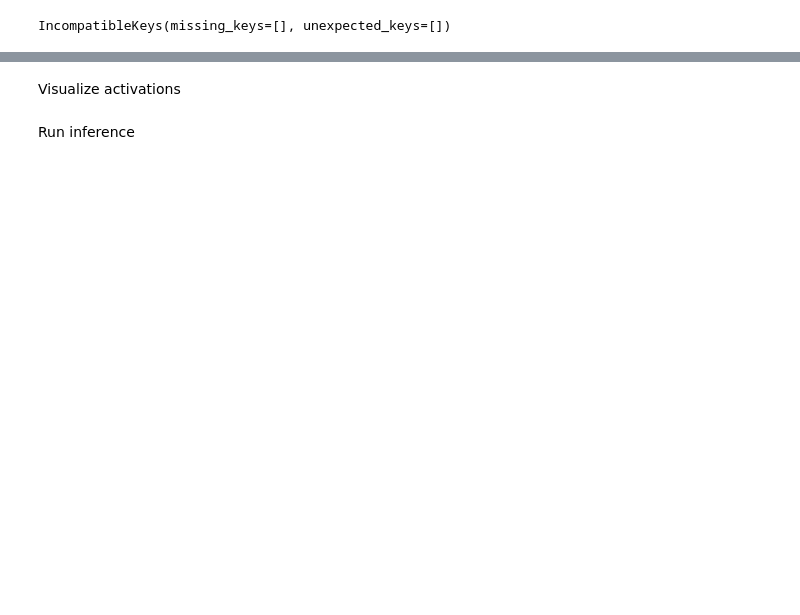
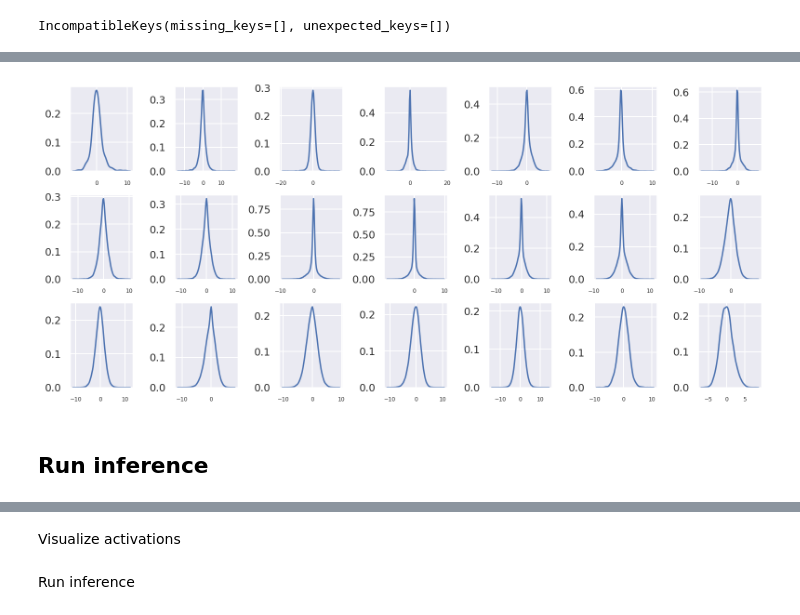
Before and after one commit to fepegar/tf2pt, a Jupyter notebook: MICCAI_2019.ipynb, the cells around one changed output, grey strips where cells are left out. Cells and saved outputs as stored; diff of their text form; code cells hidden in the pictures; blank space fills up the shorter version.

```diff
--- a/MICCAI_2019.ipynb
+++ b/MICCAI_2019.ipynb
@@ -87,8 +110,9 @@ There are three directories under `~/niftynet`:
 # %%
 output_csv_path = 'state_dict_tf.csv'
 models_dir = niftynet_dir / 'models'
+zoo_entry = 'highres3dnet_brain_parcellation'
 checkpoint_name = 'model.ckpt-33000'
-checkpoint_path = models_dir / 'highres3dnet_brain_parcellation'/ 'models' / checkpoint_name
+checkpoint_path = models_dir / zoo_entry / 'models' / checkpoint_name
 
 state_dict_tf_path = 'state_dict_tf.pth'
 state_dict_pt_path = 'state_dict_pt.pth'
@@ -223,0 +255,6 @@ Plot weights
+# %%
+visualization.plot_all_parameters(model_pretrained)
+# %% [output]
+[figure, added]
+# %% [markdown]
+## Run inference
```
Also changed, not shown: parts of 28 cells of this notebook, 3 other files.
